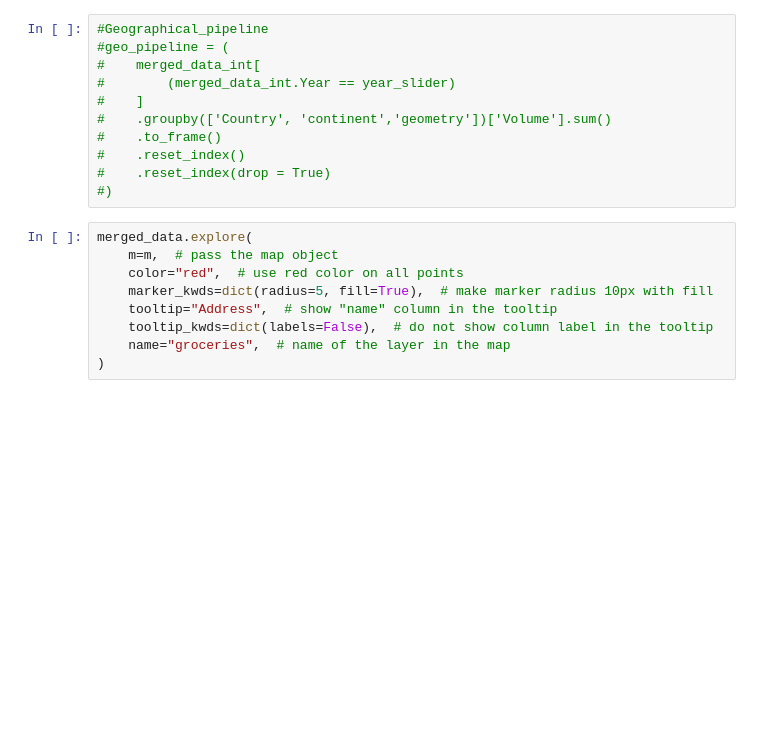
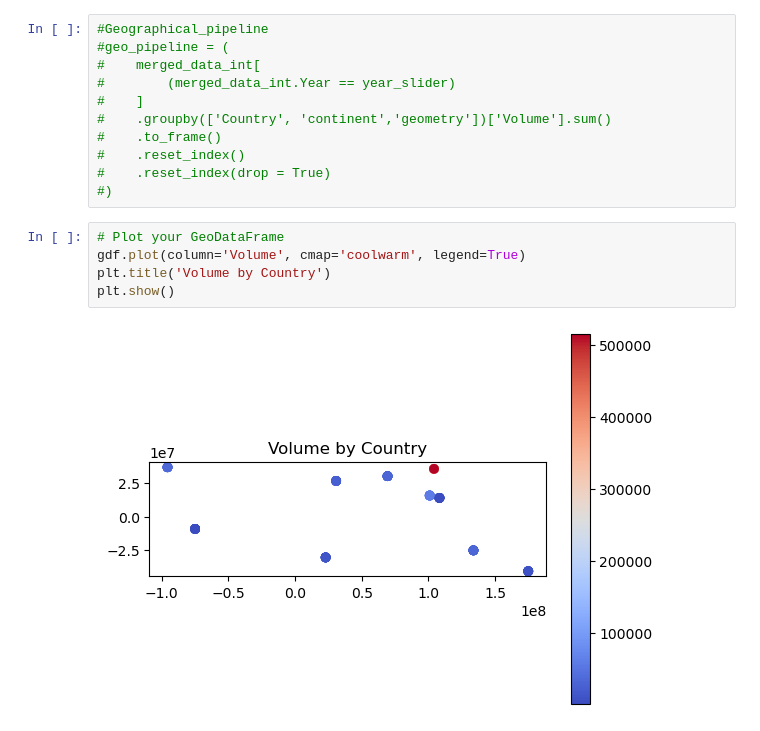
Before and after one commit to Afriani/Indonesian-Fruits-Importer, a Jupyter notebook: notebooks/Geo.ipynb, the cells around one changed output. Saved outputs shown, nothing was run; the diff lists cells and outputs as text; blank space fills up the shorter version.

```diff
--- a/notebooks/Geo.ipynb
+++ b/notebooks/Geo.ipynb
@@ -67,12 +54,10 @@ new_merged_data = geopandas.read_file(geodatasets.get_path("geoda.merged_data"))
 #    .reset_index()
 #    .reset_index(drop = True)
 #)
-# %%
-merged_data.explore(
-    m=m,  # pass the map object
-    color="red",  # use red color on all points
-    marker_kwds=dict(radius=5, fill=True),  # make marker radius 10px with fill
-    tooltip="Address",  # show "name" column in the tooltip
-    tooltip_kwds=dict(labels=False),  # do not show column label in the tooltip
-    name="groceries",  # name of the layer in the map
-)
+# %%
+# Plot your GeoDataFrame
+gdf.plot(column='Volume', cmap='coolwarm', legend=True)
+plt.title('Volume by Country')
+plt.show()
+# %% [output]
+[figure, added]
```
Also changed, not shown: parts of 6 cells of this notebook.
